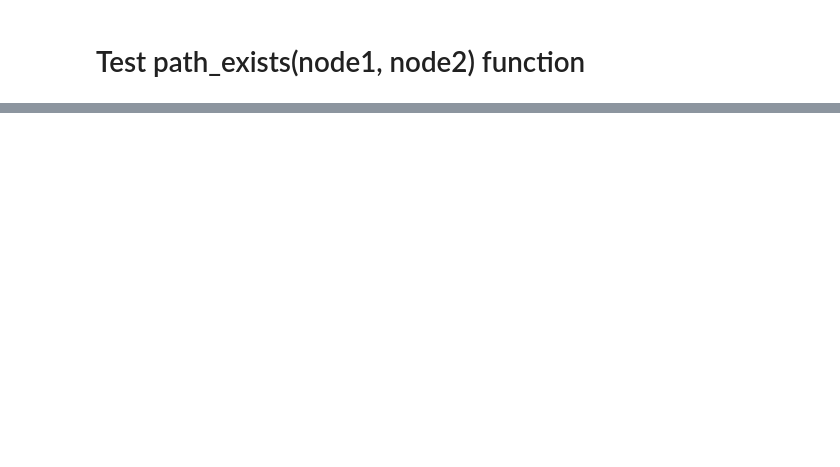
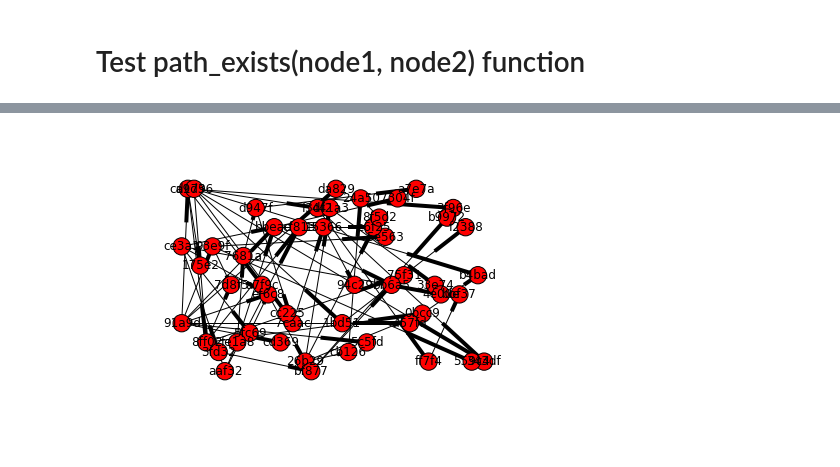
Before and after one commit to ericmjl/Influenza-Reassortment-Simulation-and-Identification, a Jupyter notebook: Complete Test (using Simulator and Reconstructor Classes).ipynb, the cells around one changed output, grey strips where cells are left out. Cells and saved outputs as stored; diff of their text form; code cells hidden in the pictures; blank space fills up the shorter version.

```diff
--- a/Complete Test (using Simulator and Reconstructor Classes).ipynb
+++ b/Complete Test (using Simulator and Reconstructor Classes).ipynb
@@ -744,0 +791,4 @@ print s.reassortants(), r.reassortants(), r.reassortants(reconstruction_type='re
+# %%
+nx.draw(r.pruned_condensed_graph, pos=reconstruction_positions)
+# %% [output]
+[figure, added]
```
Also changed, not shown: parts of 46 cells of this notebook, 10 other files.
